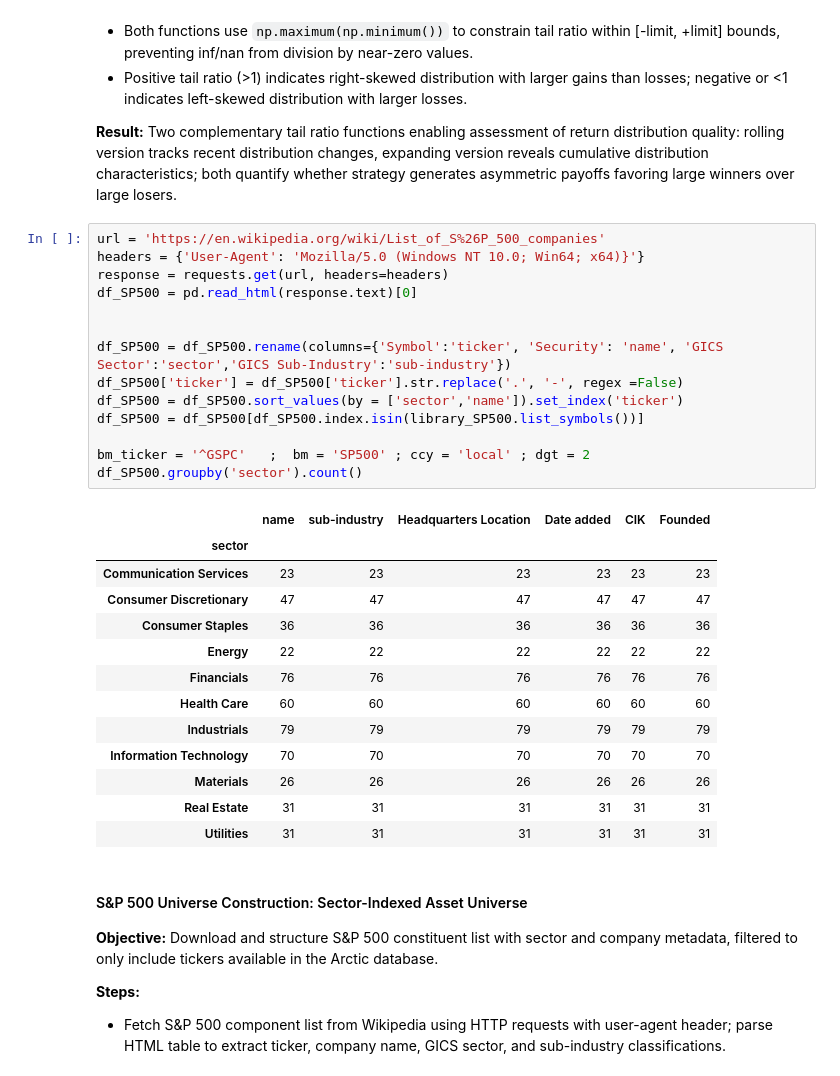
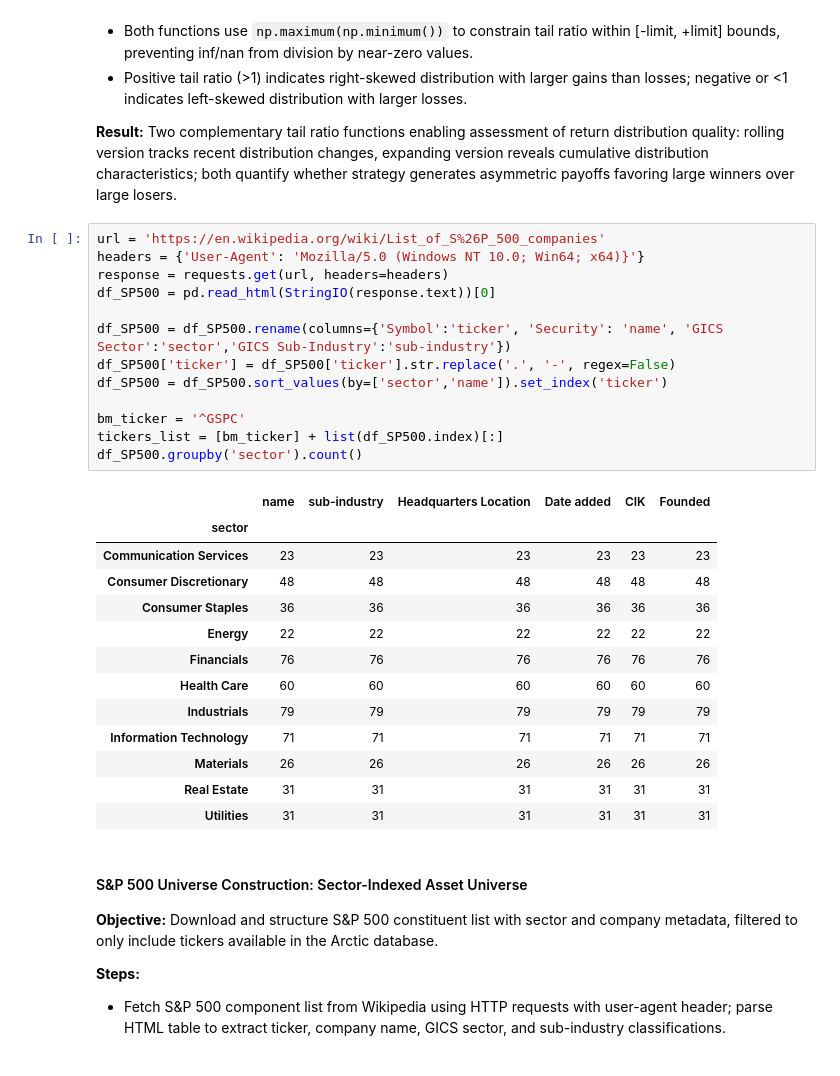
Before and after one commit to PacktPublishing/Algorithmic-Short-Selling-with-Python_Second-Edition, a Jupyter notebook: Chapter 5 Trading Edge.ipynb, the cells around one changed output. Drawn from its saved outputs; the diff is of its cells as text.

```diff
--- a/Chapter 5 Trading Edge.ipynb
+++ b/Chapter 5 Trading Edge.ipynb
@@ -314,28 +315,27 @@ def expanding_tail_ratio(cumul_returns, percentile,limit):
 # %%
 url = 'https://en.wikipedia.org/wiki/List_of_S%26P_500_companies'
 headers = {'User-Agent': 'Mozilla/5.0 (Windows NT 10.0; Win64; x64)}'}
 response = requests.get(url, headers=headers)
-df_SP500 = pd.read_html(response.text)[0]
-
+df_SP500 = pd.read_html(StringIO(response.text))[0]
 
 df_SP500 = df_SP500.rename(columns={'Symbol':'ticker', 'Security': 'name', 'GICS Sector':'sector','GICS Sub-Industry':'sub-industry'})
-df_SP500['ticker'] = df_SP500['ticker'].str.replace('.', '-', regex =False)
-df_SP500 = df_SP500.sort_values(by = ['sector','name']).set_index('ticker')
-df_SP500 = df_SP500[df_SP500.index.isin(library_SP500.list_symbols())]
+df_SP500['ticker'] = df_SP500['ticker'].str.replace('.', '-', regex=False)
+df_SP500 = df_SP500.sort_values(by=['sector','name']).set_index('ticker')
 
-bm_ticker = '^GSPC'   ;  bm = 'SP500' ; ccy = 'local' ; dgt = 2
+bm_ticker = '^GSPC'
+tickers_list = [bm_ticker] + list(df_SP500.index)[:]
 df_SP500.groupby('sector').count()
 # %% [output]
 |  | name | sub-industry | Headquarters Location | Date added | CIK | Founded |
 | sector |  |  |  |  |  |  |
 | Communication Services | 23 | 23 | 23 | 23 | 23 | 23 |
-| Consumer Discretionary | 47 | 47 | 47 | 47 | 47 | 47 |
+| Consumer Discretionary | 48 | 48 | 48 | 48 | 48 | 48 |
 | Consumer Staples | 36 | 36 | 36 | 36 | 36 | 36 |
 | Energy | 22 | 22 | 22 | 22 | 22 | 22 |
 | Financials | 76 | 76 | 76 | 76 | 76 | 76 |
 | Health Care | 60 | 60 | 60 | 60 | 60 | 60 |
 | Industrials | 79 | 79 | 79 | 79 | 79 | 79 |
-| Information Technology | 70 | 70 | 70 | 70 | 70 | 70 |
+| Information Technology | 71 | 71 | 71 | 71 | 71 | 71 |
 | Materials | 26 | 26 | 26 | 26 | 26 | 26 |
 | Real Estate | 31 | 31 | 31 | 31 | 31 | 31 |
 | Utilities | 31 | 31 | 31 | 31 | 31 | 31 |
```
Also changed, not shown: parts of 14 cells of this notebook.
